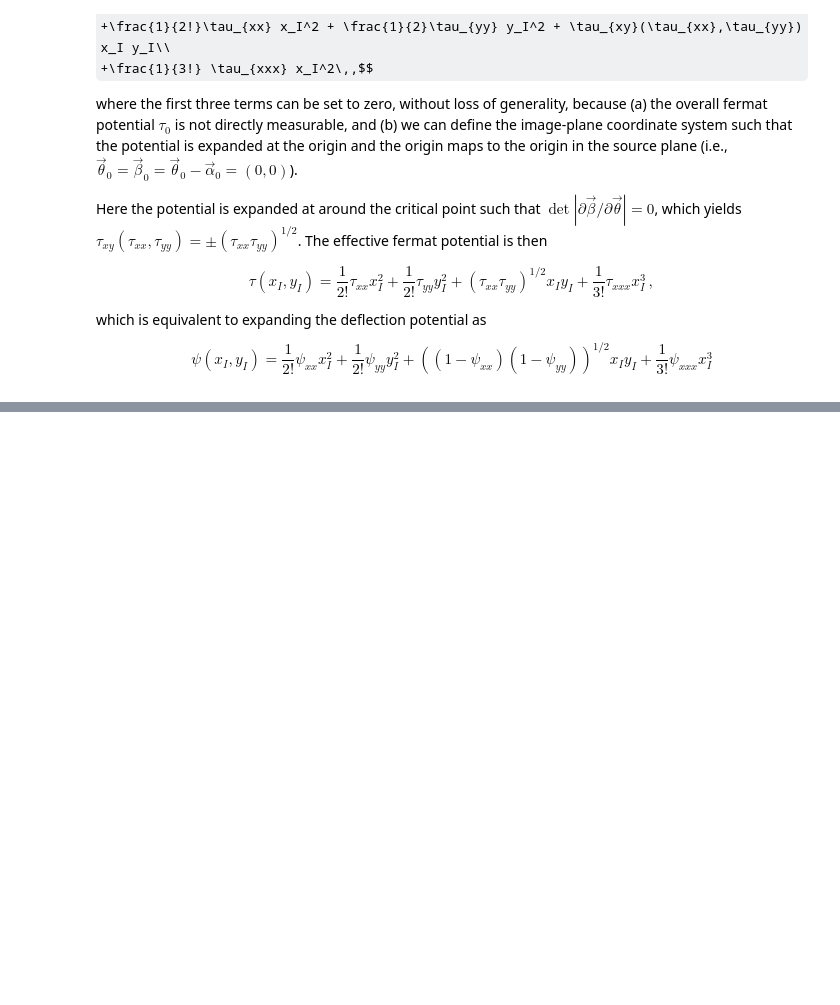
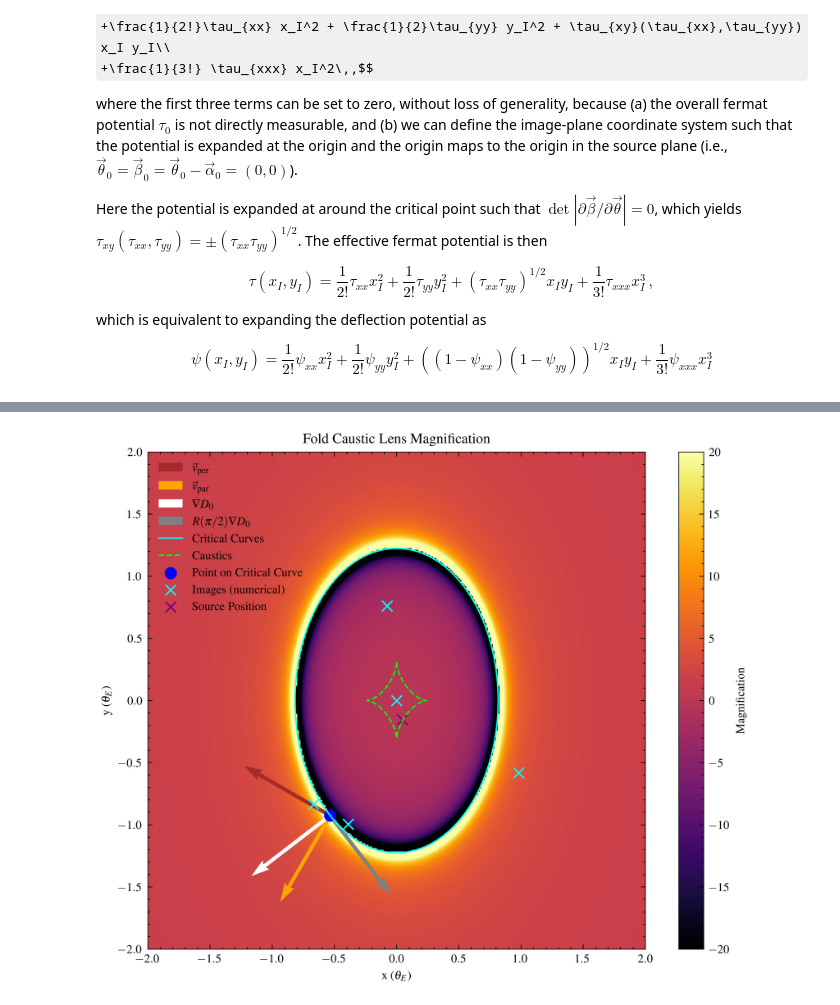
Before and after one commit to souvik-jana/lens_reconstruction, a Jupyter notebook: examples/caustic/02_fold_caustic_modeling.ipynb, the cells around one changed output, grey strips where cells are left out. Cells and saved outputs as stored; diff of their text form; code cells hidden in the pictures; some formulas as TeX source; blank space fills up the shorter version.

```diff
--- a/examples/caustic/02_fold_caustic_modeling.ipynb
+++ b/examples/caustic/02_fold_caustic_modeling.ipynb
@@ -129,0 +76,9 @@ crit_lines
+# %%
+from plot import plot_caustic_analysis
+# Make a caustic expansion at the critical curve:
+rot_angle = -30-90
+result = compute_caustic_expansion_from_macro(lens_mass_model, kwargs_lens_list, pixel_grid, rot_angle, solve_images=True)
+# Call the function
+plot_caustic_analysis(result, Mu, crit_lines, caustics, xmin, xmax, ymin, ymax)
+# %% [output]
+[figure, added]
```
Also changed, not shown: parts of 12 cells of this notebook, 2 other files.
